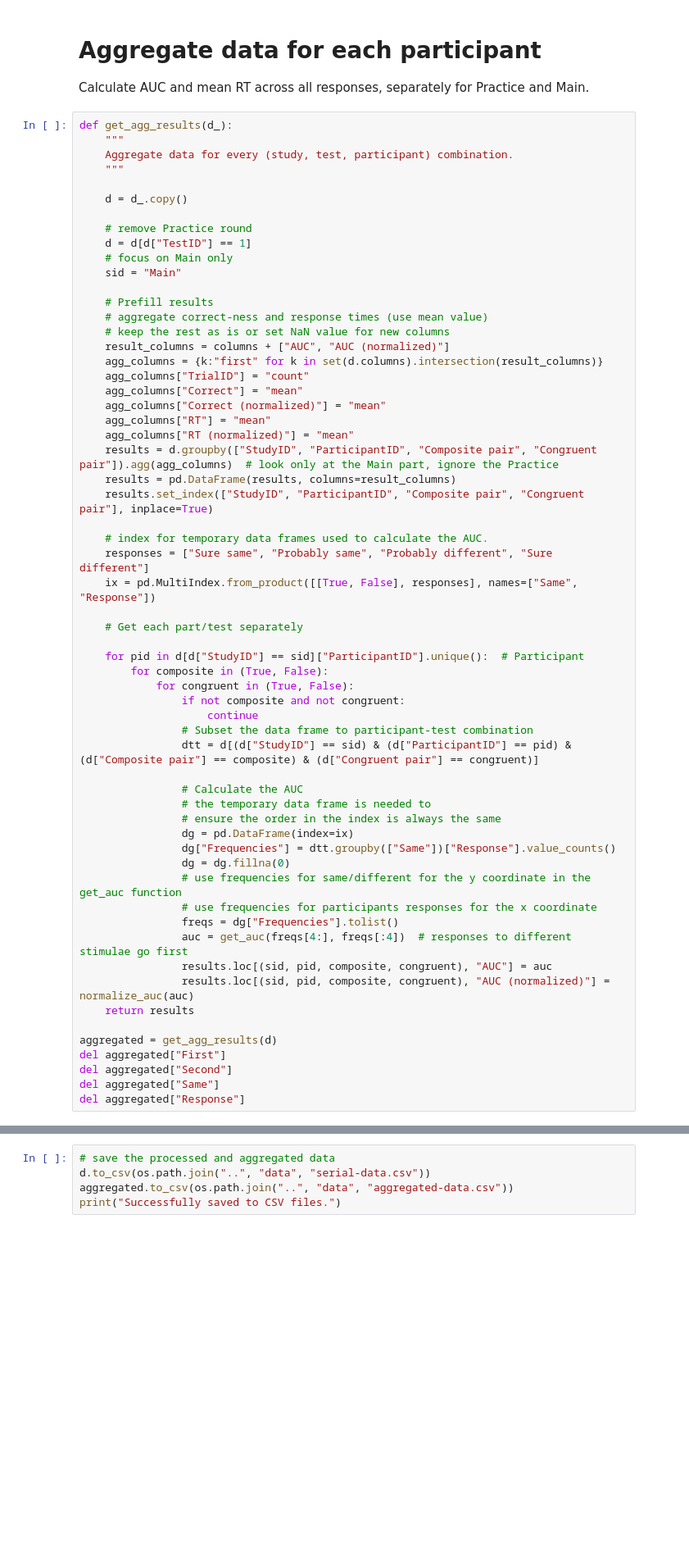
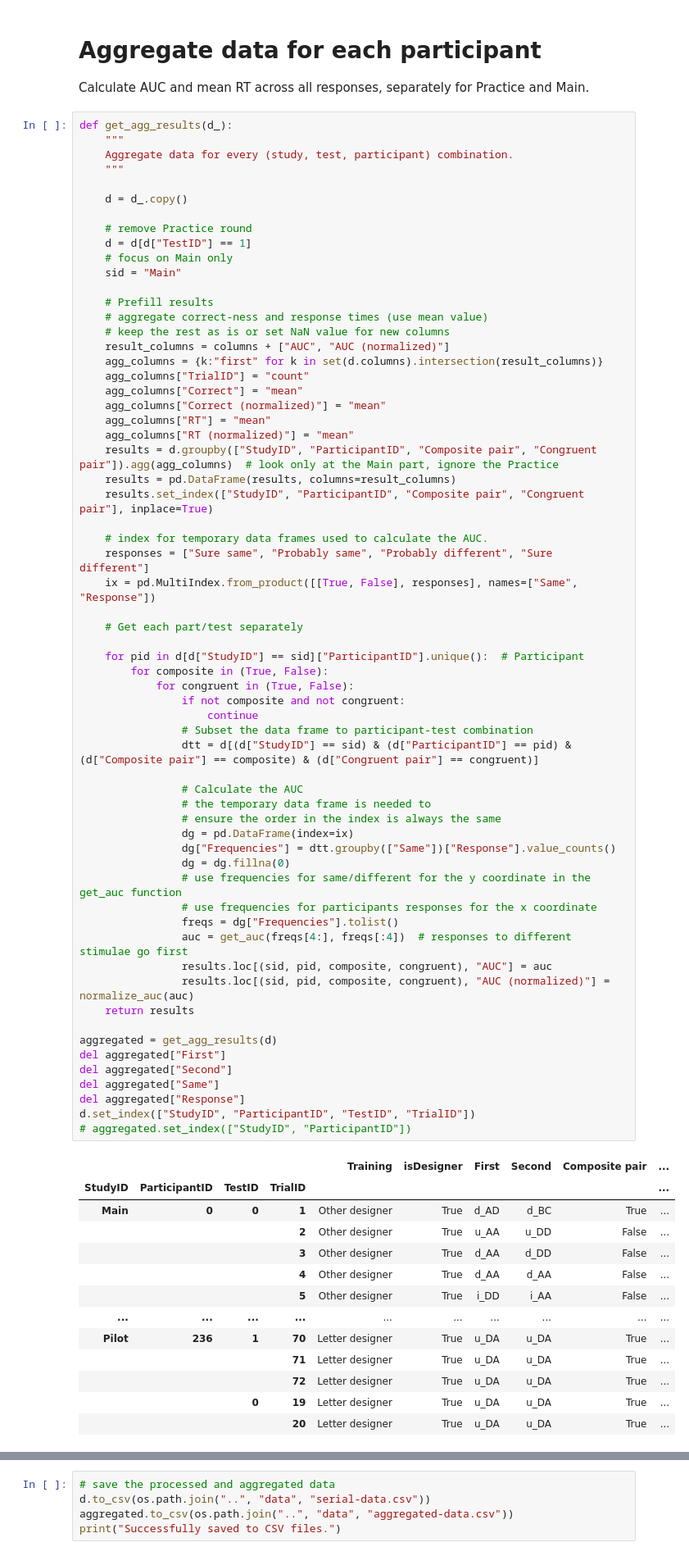
Before and after one commit to MrBrezina/holistic-study, a Jupyter notebook: notebooks/1 Process raw data.ipynb, the cells around one changed output, grey strips where cells are left out. Shown: that part at 82% size. Saved outputs shown, nothing was run; the diff lists cells and outputs as text; blank space fills up the shorter version.

```diff
--- a/notebooks/1 Process raw data.ipynb
+++ b/notebooks/1 Process raw data.ipynb
@@ -268,30 +268,46 @@ def get_agg_results(d_):
 
     # Get each part/test separately
 
     for pid in d[d["StudyID"] == sid]["ParticipantID"].unique():  # Participant
         for composite in (True, False):
             for congruent in (True, False):
                 if not composite and not congruent:
                     continue
                 # Subset the data frame to participant-test combination
                 dtt = d[(d["StudyID"] == sid) & (d["ParticipantID"] == pid) & (d["Composite pair"] == composite) & (d["Congruent pair"] == congruent)]
 
                 # Calculate the AUC
                 # the temporary data frame is needed to
                 # ensure the order in the index is always the same
                 dg = pd.DataFrame(index=ix)
                 dg["Frequencies"] = dtt.groupby(["Same"])["Response"].value_counts()
                 dg = dg.fillna(0)
                 # use frequencies for same/different for the y coordinate in the get_auc function
                 # use frequencies for participants responses for the x coordinate
                 freqs = dg["Frequencies"].tolist()
                 auc = get_auc(freqs[4:], freqs[:4])  # responses to different stimulae go first
                 results.loc[(sid, pid, composite, congruent), "AUC"] = auc
                 results.loc[(sid, pid, composite, congruent), "AUC (normalized)"] = normalize_auc(auc)
     return results
 
 aggregated = get_agg_results(d)
 del aggregated["First"]
 del aggregated["Second"]
 del aggregated["Same"]
 del aggregated["Response"]
+d.set_index(["StudyID", "ParticipantID", "TestID", "TrialID"])
+# aggregated.set_index(["StudyID", "ParticipantID"])
+# %% [output]
+|  |  |  |  | Training | isDesigner | First | Second | Composite pair | ... |
+| StudyID | ParticipantID | TestID | TrialID |  |  |  |  |  | ... |
+| Main | 0 | 0 | 1 | Other designer | True | d_AD | d_BC | True | ... |
+|  |  |  | 2 | Other designer | True | u_AA | u_DD | False | ... |
+|  |  |  | 3 | Other designer | True | d_AA | d_DD | False | ... |
+|  |  |  | 4 | Other designer | True | d_AA | d_AA | False | ... |
+|  |  |  | 5 | Other designer | True | i_DD | i_AA | False | ... |
+| ... | ... | ... | ... | ... | ... | ... | ... | ... | ... |
+| Pilot | 236 | 1 | 70 | Letter designer | True | u_DA | u_DA | True | ... |
+|  |  |  | 71 | Letter designer | True | u_DA | u_DA | True | ... |
+|  |  |  | 72 | Letter designer | True | u_DA | u_DA | True | ... |
+|  |  | 0 | 19 | Letter designer | True | u_DA | u_DA | True | ... |
+|  |  |  | 20 | Letter designer | True | u_DA | u_DA | True | ... |
```
Also changed, not shown: parts of 2 cells of this notebook, 4 other files.
